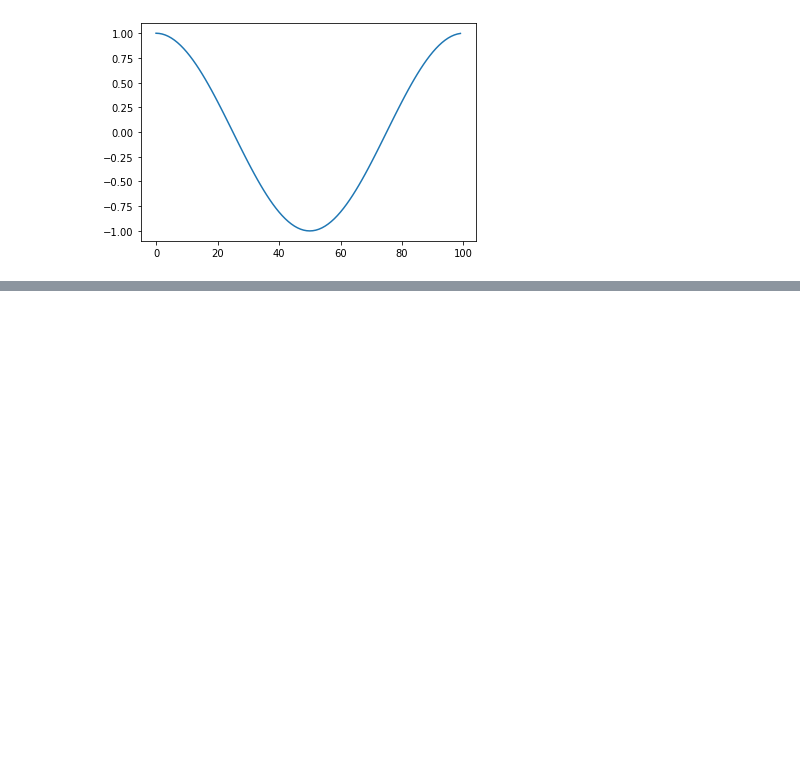
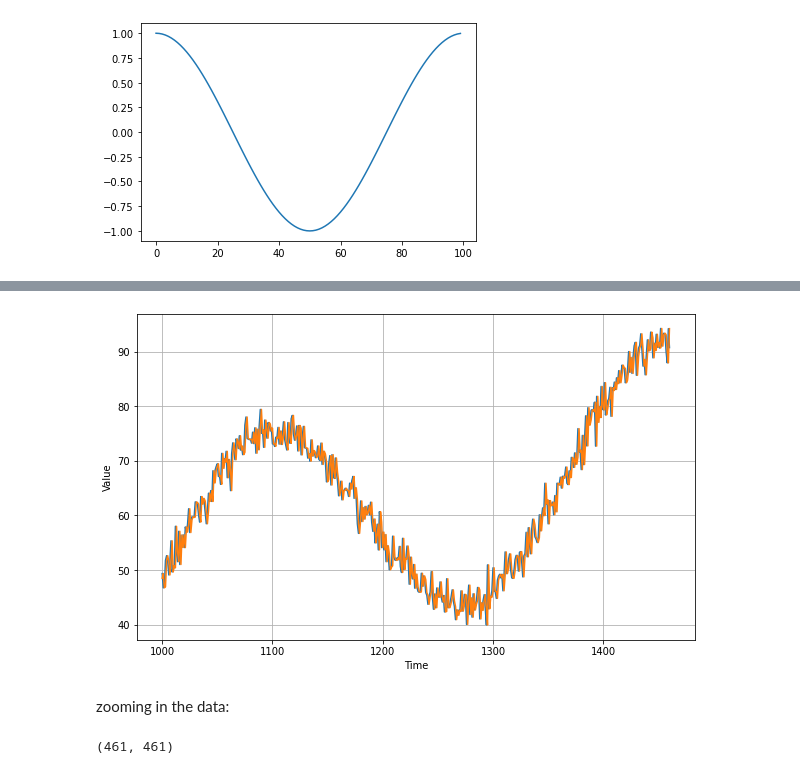
Before and after one commit to kavyajeetbora/time_series_deeplearning.ai, a Jupyter notebook: week1/tsa_forecasting.ipynb, the cells around one changed output, grey strips where cells are left out. Drawn from its saved outputs; the diff is of its cells as text; code cells hidden in the pictures; blank space fills up the shorter version.

```diff
--- a/week1/tsa_forecasting.ipynb
+++ b/week1/tsa_forecasting.ipynb
@@ -28,0 +82,14 @@ plt.show()
+# %%
+naive_forecast = series[split_time-1:-1]
+plt.figure(figsize=(10,6))
+plot_series(test_time, test_ts)
+plot_series(test_time, naive_forecast)
+plt.show()
+# %% [output]
+[figure, added]
+# %% [markdown]
+zooming in the data:
+# %%
+len(naive_forecast), len(test_ts)
+# %% [output]
+(461, 461)
```
Also changed, not shown: parts of 18 cells of this notebook.
